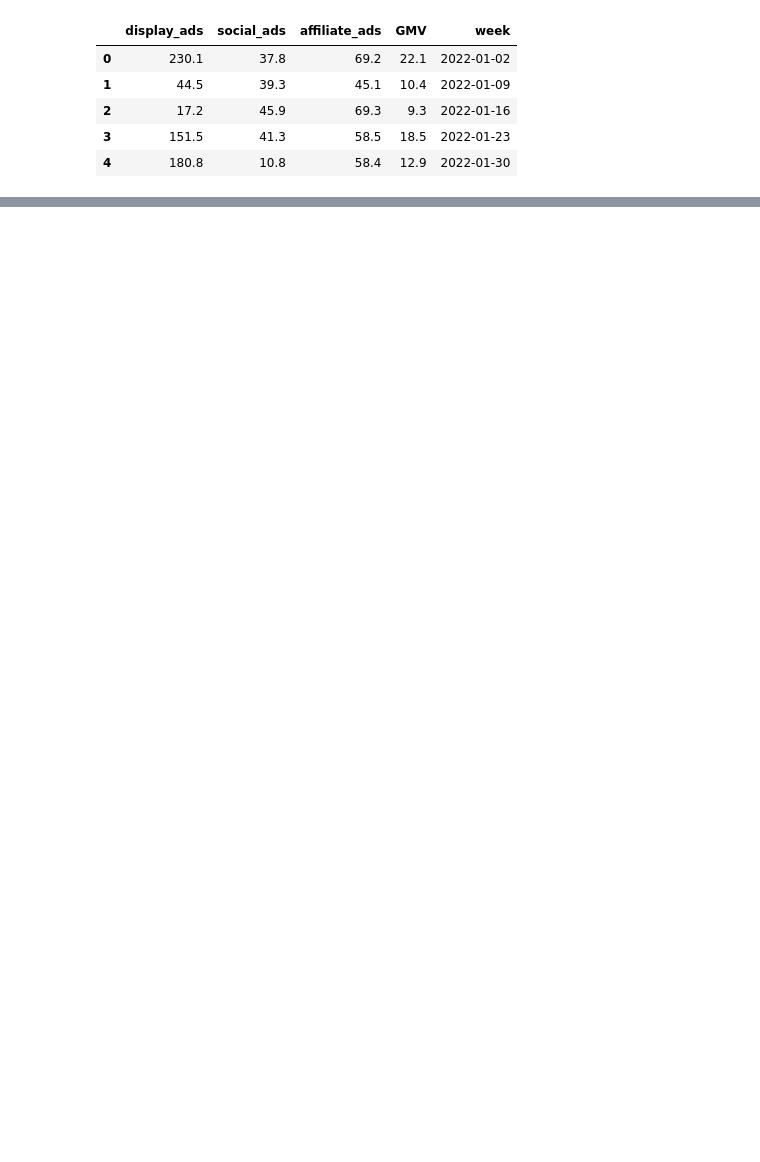
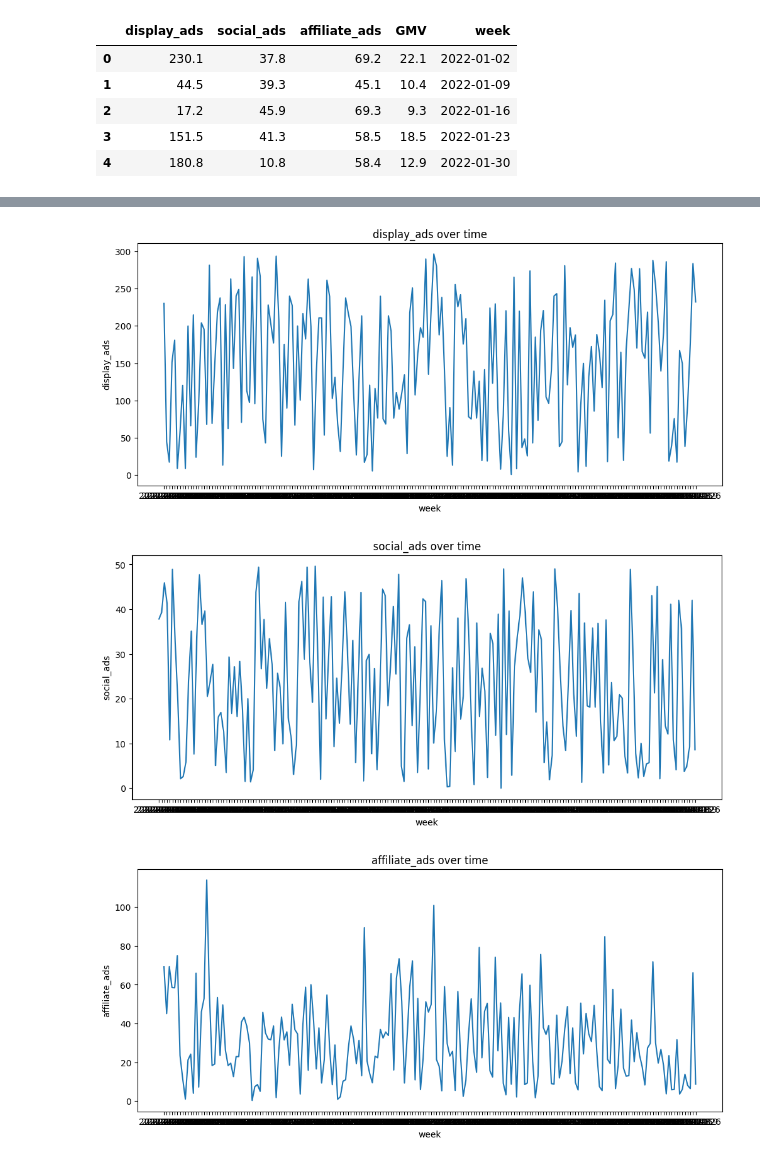
Before and after one commit to Pralaypahari/AI-marketing-optimization, a Jupyter notebook: notebooks/01_exploratory_data_analysis.ipynb, the cells around one changed output, grey strips where cells are left out. Cells and saved outputs as stored; diff of their text form; code cells hidden in the pictures; blank space fills up the shorter version.

Commit message:
channel spend pattern and interpretation

```diff
--- a/notebooks/01_exploratory_data_analysis.ipynb
+++ b/notebooks/01_exploratory_data_analysis.ipynb
@@ -44,0 +100,13 @@ df.to_csv(
+# %%
+channels = ["display_ads", "social_ads", "affiliate_ads"]
+for ch in channels:
+    plt.figure(figsize=(12, 5))
+    plt.plot(df["week"], df[ch])
+    plt.title(f"{ch} over time")
+    plt.xlabel("week")
+    plt.ylabel(ch)
+    plt.show()
+# %% [output]
+[figure, added]
+[figure, added]
+[figure, added]
```
Also changed, not shown: parts of 10 cells of this notebook.
